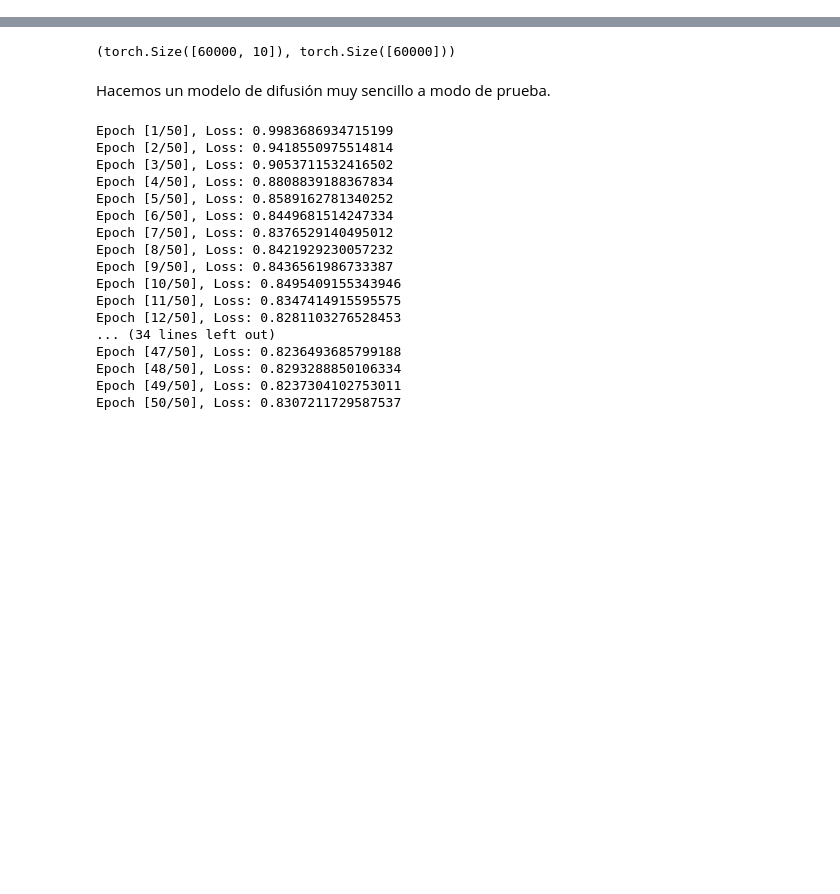
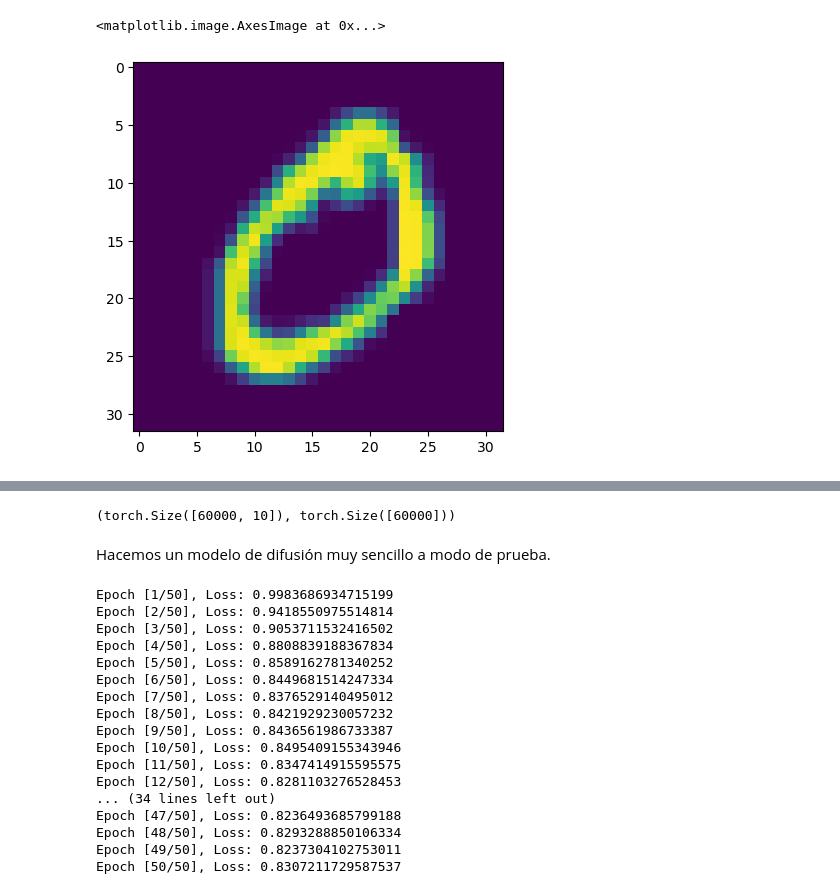
Before and after one commit to azcarriqui77/diffusion_models, a Jupyter notebook: ldp/prueba.ipynb, the cells around one changed output, grey strips where cells are left out. Saved outputs shown, nothing was run; the diff lists cells and outputs as text; code cells hidden in the pictures; blank space fills up the shorter version.

```diff
--- a/ldp/prueba.ipynb
+++ b/ldp/prueba.ipynb
@@ -13,7 +13,7 @@ epochs = 30
 # %%
 transform = transforms.Compose([
     transforms.ToTensor(),
-    transforms.Resize((16, 16))
+    transforms.Resize((32, 32))
 ])
 
 dataset = datasets.MNIST(root='./data', train=True, transform=transform, download=True)
@@ -86,3 +54,11 @@ model = VariationalAutoEncoder(latent_dim=10, image_shape=image_shape).to(device
 optimizer = torch.optim.Adam(model.parameters())
 model.train()
 model = VAE_train(model, dataloader, optimizer, epochs=epochs)
+# %%
+import matplotlib.pyplot as plt
+
+x = dataloader.dataset[1][0]
+plt.imshow(x.permute(1, 2, 0))
+# %% [output]
+<matplotlib.image.AxesImage at 0x...>
+[figure, added]
```
Also changed, not shown: parts of 3 cells of this notebook, 1 other file.
